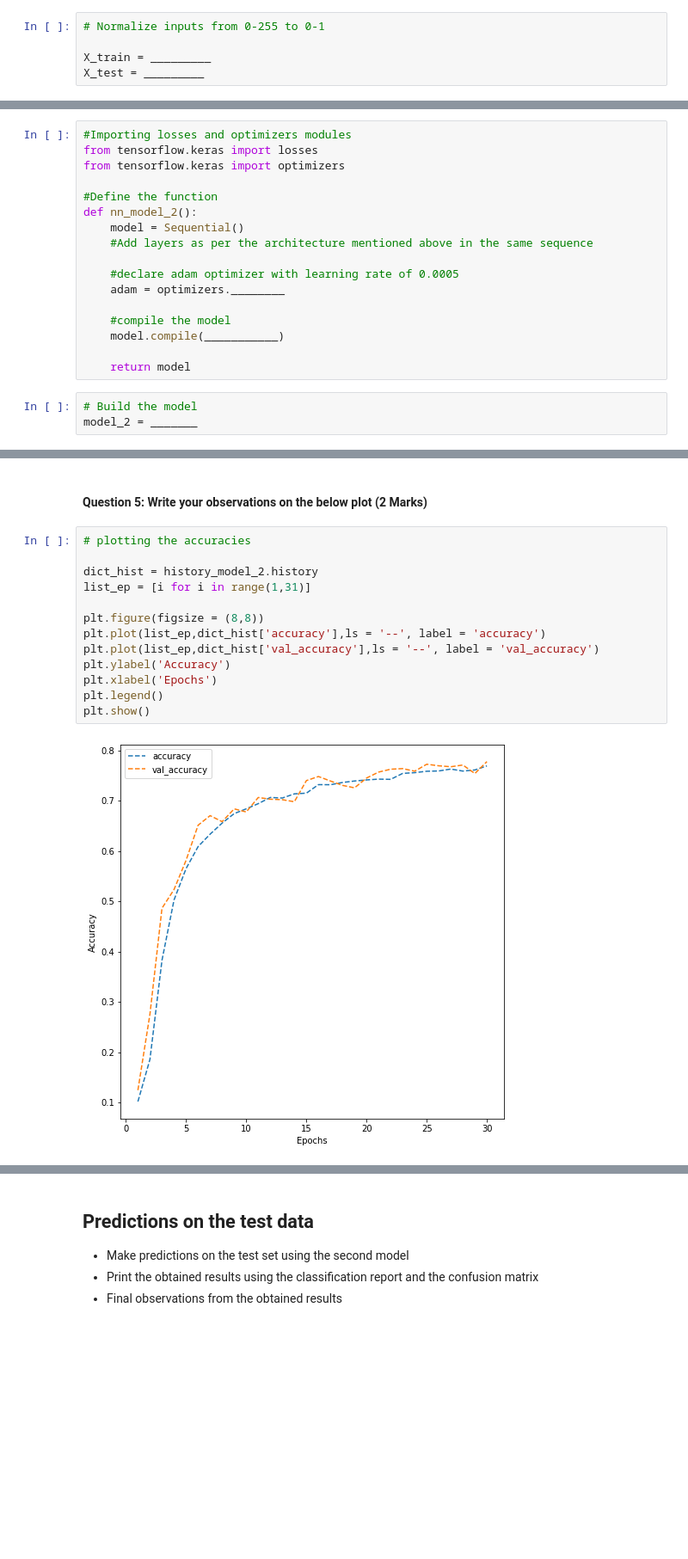
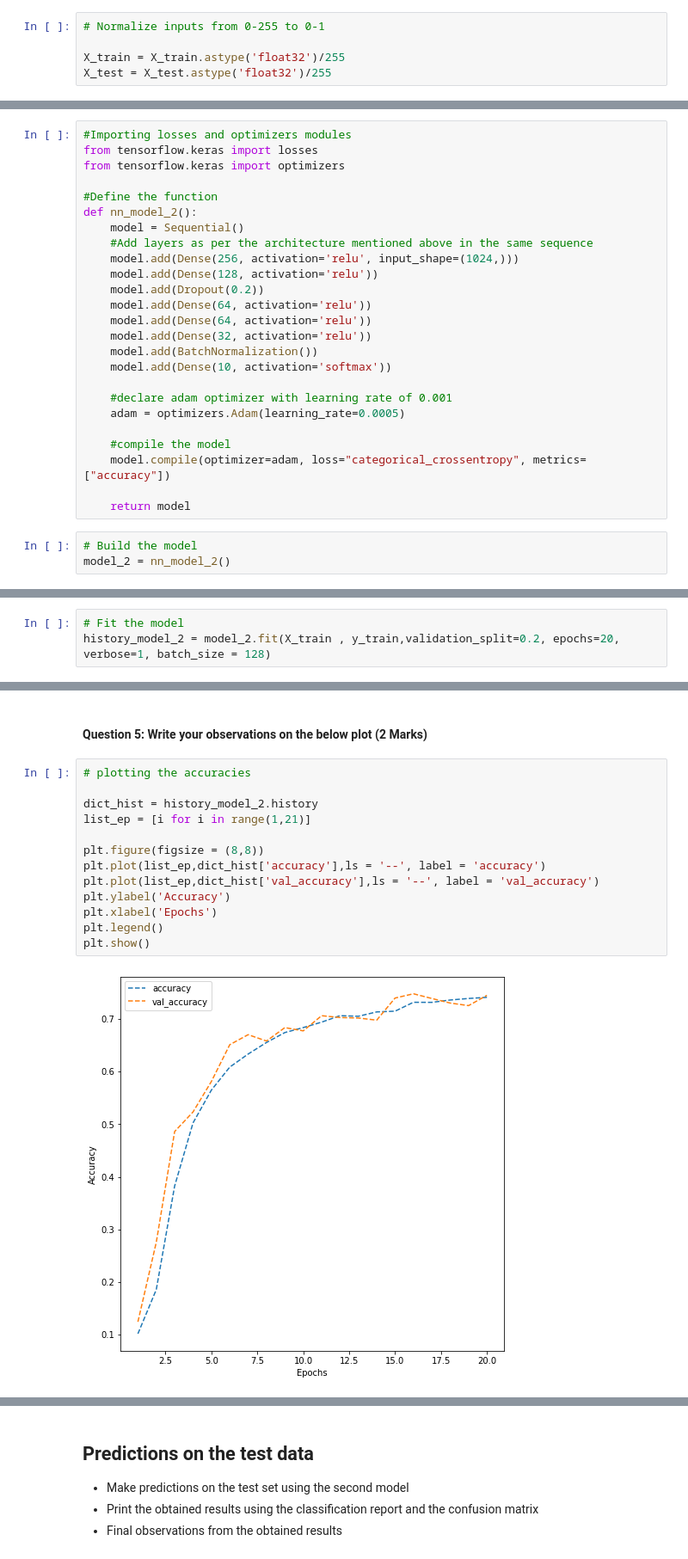
Before and after one commit to hmamoun/Python, a Jupyter notebook: Deep Learning/Project-ANN-Street View Housing Number Digit Recognition/NN_Project_Learner_Notebook_SVHN.ipynb, the cells around one changed output, grey strips where cells are left out. Shown at 86% size. Saved outputs shown, nothing was run; the diff lists cells and outputs as text; blank space fills up the shorter version.

Commit message:
Training CNN to recognize digits

```diff
--- a/Deep Learning/Project-ANN-Street View Housing Number Digit Recognition/NN_Project_Learner_Notebook_SVHN.ipynb
+++ b/Deep Learning/Project-ANN-Street View Housing Number Digit Recognition/NN_Project_Learner_Notebook_SVHN.ipynb
@@ -190,8 +144,8 @@ X_test = X_test.reshape(X_test.shape[0], 1024)
 # %%
 # Normalize inputs from 0-255 to 0-1
 
-X_train = _________
-X_test = _________
+X_train = X_train.astype('float32')/255
+X_test = X_test.astype('float32')/255
 # %%
 # New shape
 
@@ -328,16 +321,24 @@ from tensorflow.keras import optimizers
 def nn_model_2():
     model = Sequential()
     #Add layers as per the architecture mentioned above in the same sequence
+    model.add(Dense(256, activation='relu', input_shape=(1024,)))
+    model.add(Dense(128, activation='relu'))
+    model.add(Dropout(0.2))
+    model.add(Dense(64, activation='relu'))
+    model.add(Dense(64, activation='relu'))
+    model.add(Dense(32, activation='relu'))
+    model.add(BatchNormalization())
+    model.add(Dense(10, activation='softmax'))
 
-    #declare adam optimizer with learning rate of 0.0005
-    adam = optimizers.________
+    #declare adam optimizer with learning rate of 0.001
+    adam = optimizers.Adam(learning_rate=0.0005)
 
     #compile the model
-    model.compile(___________)
+    model.compile(optimizer=adam, loss="categorical_crossentropy", metrics=["accuracy"])
 
     return model
 # %%
 # Build the model
-model_2 = _______
+model_2 = nn_model_2()
 # %%
 #Print the model summary
@@ -347,0 +364,3 @@ history_model_2 = ___________
+# %%
+# Fit the model
+history_model_2 = model_2.fit(X_train , y_train,validation_split=0.2, epochs=20, verbose=1, batch_size = 128)
@@ -352,15 +389,15 @@ history_model_2 = ___________
 # %%
 # plotting the accuracies
 
 dict_hist = history_model_2.history
-list_ep = [i for i in range(1,31)]
+list_ep = [i for i in range(1,21)]
 
 plt.figure(figsize = (8,8))
 plt.plot(list_ep,dict_hist['accuracy'],ls = '--', label = 'accuracy')
 plt.plot(list_ep,dict_hist['val_accuracy'],ls = '--', label = 'val_accuracy')
 plt.ylabel('Accuracy')
 plt.xlabel('Epochs')
 plt.legend()
 plt.show()
 # %% [output]
-[figure, old version]
+[figure, new version]
```
Also changed, not shown: parts of 18 cells of this notebook, 1 other file.
